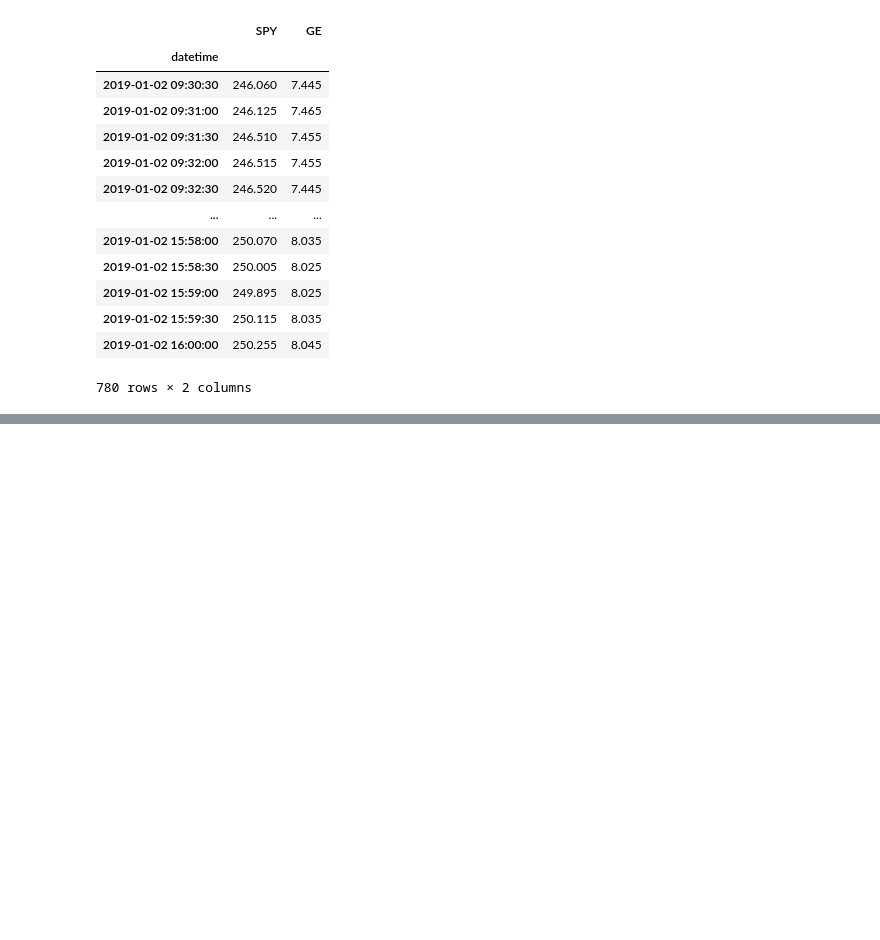
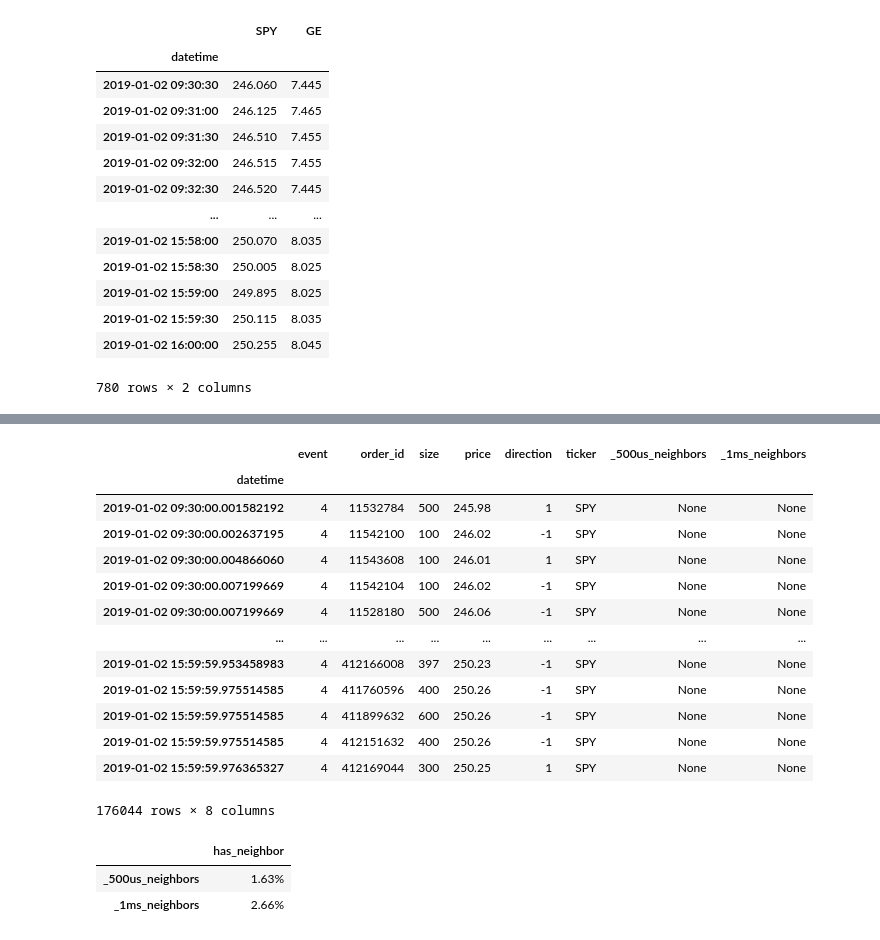
Before and after one commit to n-petit/lobster-tools, a Jupyter notebook: notebooks/08_etf_pipeline.ipynb, the cells around one changed output, grey strips where cells are left out. Cells and saved outputs as stored; diff of their text form; code cells hidden in the pictures; blank space fills up the shorter version.

```diff
--- a/notebooks/08_etf_pipeline.ipynb
+++ b/notebooks/08_etf_pipeline.ipynb
@@ -220,0 +290,31 @@ NameError: name 'clip_times' is not defined
+# %%
+# | eval: false
+etf_executions_neighbors = add_neighbors(etf_executions=etf_executions, equity_executions=equity_executions, tolerance=tolerances)
+etf_executions_neighbors
+# %% [output]
+|  | event | order_id | size | price | direction | ticker | _500us_neighbors | _1ms_neighbors |
+| datetime |  |  |  |  |  |  |  |  |
+| 2019-01-02 09:30:00.001582192 | 4 | 11532784 | 500 | 245.98 | 1 | SPY | None | None |
+| 2019-01-02 09:30:00.002637195 | 4 | 11542100 | 100 | 246.02 | -1 | SPY | None | None |
+| 2019-01-02 09:30:00.004866060 | 4 | 11543608 | 100 | 246.01 | 1 | SPY | None | None |
+| 2019-01-02 09:30:00.007199669 | 4 | 11542104 | 100 | 246.02 | -1 | SPY | None | None |
+| 2019-01-02 09:30:00.007199669 | 4 | 11528180 | 500 | 246.06 | -1 | SPY | None | None |
+| ... | ... | ... | ... | ... | ... | ... | ... | ... |
+| 2019-01-02 15:59:59.953458983 | 4 | 412166008 | 397 | 250.23 | -1 | SPY | None | None |
+| 2019-01-02 15:59:59.975514585 | 4 | 411760596 | 400 | 250.26 | -1 | SPY | None | None |
+| 2019-01-02 15:59:59.975514585 | 4 | 411899632 | 600 | 250.26 | -1 | SPY | None | None |
+| 2019-01-02 15:59:59.975514585 | 4 | 412151632 | 400 | 250.26 | -1 | SPY | None | None |
+| 2019-01-02 15:59:59.976365327 | 4 | 412169044 | 300 | 250.25 | 1 | SPY | None | None |
+176044 rows × 8 columns
+# %%
+# | eval: false
+def compute_neighbor_statistics(etf_executions_neighbors: pd.DataFrame):
+    neighbor_statistics = etf_executions_neighbors.filter(regex="^_").notna().sum() / len(etf_executions_neighbors)
+    return neighbor_statistics
+
+neighbor_statistics = compute_neighbor_statistics(etf_executions_neighbors)
+pd.DataFrame({'has_neighbor':neighbor_statistics}).style.format("{:.2%}")
+# %% [output]
+|  | has_neighbor |
+| _500us_neighbors | 1.63% |
+| _1ms_neighbors | 2.66% |
```
Also changed, not shown: parts of 14 cells of this notebook, 5 other files.
